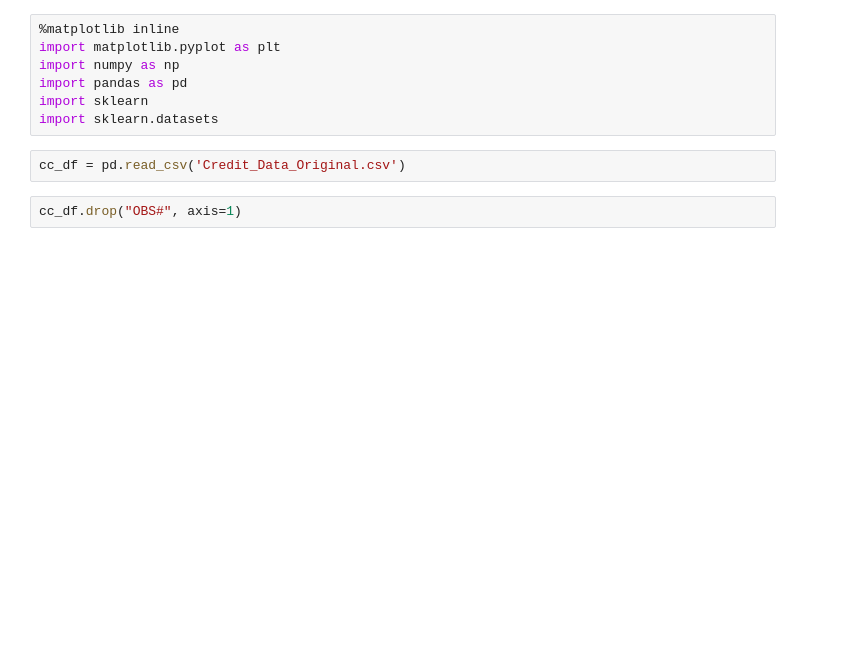
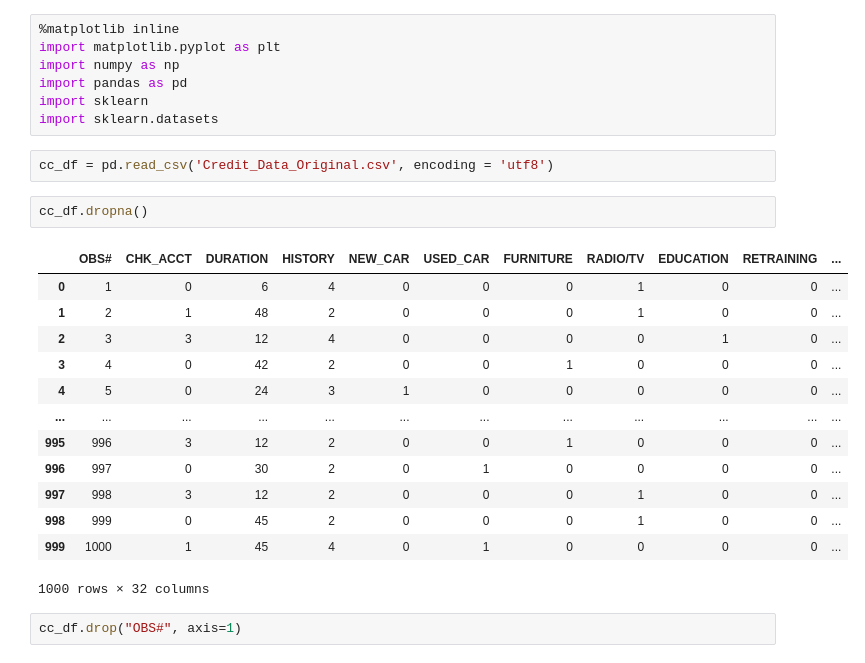
Before and after one commit to ARMcK-hub/CreditCrunch, a Jupyter notebook: Final_Project/1_NeuralNetworkTensorflow_creditDefault_Model.ipynb, the cells around one changed output. Cells and saved outputs as stored; diff of their text form; blank space fills up the shorter version.

```diff
--- a/Final_Project/1_NeuralNetworkTensorflow_creditDefault_Model.ipynb
+++ b/Final_Project/1_NeuralNetworkTensorflow_creditDefault_Model.ipynb
@@ -14,7 +14,23 @@ import pandas as pd
 import sklearn
 import sklearn.datasets
 # %%
-cc_df = pd.read_csv('Credit_Data_Original.csv')
+cc_df = pd.read_csv('Credit_Data_Original.csv', encoding = 'utf8')
+# %%
+cc_df.dropna()
+# %% [output]
+|  | OBS# | CHK_ACCT | DURATION | HISTORY | NEW_CAR | USED_CAR | FURNITURE | RADIO/TV | EDUCATION | RETRAINING | ... |
+| 0 | 1 | 0 | 6 | 4 | 0 | 0 | 0 | 1 | 0 | 0 | ... |
+| 1 | 2 | 1 | 48 | 2 | 0 | 0 | 0 | 1 | 0 | 0 | ... |
+| 2 | 3 | 3 | 12 | 4 | 0 | 0 | 0 | 0 | 1 | 0 | ... |
+| 3 | 4 | 0 | 42 | 2 | 0 | 0 | 1 | 0 | 0 | 0 | ... |
+| 4 | 5 | 0 | 24 | 3 | 1 | 0 | 0 | 0 | 0 | 0 | ... |
+| ... | ... | ... | ... | ... | ... | ... | ... | ... | ... | ... | ... |
+| 995 | 996 | 3 | 12 | 2 | 0 | 0 | 1 | 0 | 0 | 0 | ... |
+| 996 | 997 | 0 | 30 | 2 | 0 | 1 | 0 | 0 | 0 | 0 | ... |
+| 997 | 998 | 3 | 12 | 2 | 0 | 0 | 0 | 1 | 0 | 0 | ... |
+| 998 | 999 | 0 | 45 | 2 | 0 | 0 | 0 | 1 | 0 | 0 | ... |
+| 999 | 1000 | 1 | 45 | 4 | 0 | 1 | 0 | 0 | 0 | 0 | ... |
+1000 rows × 32 columns
 # %%
 cc_df.drop("OBS#", axis=1)
 # %% [output]
```
Also changed, not shown: parts of 14 cells of this notebook.
